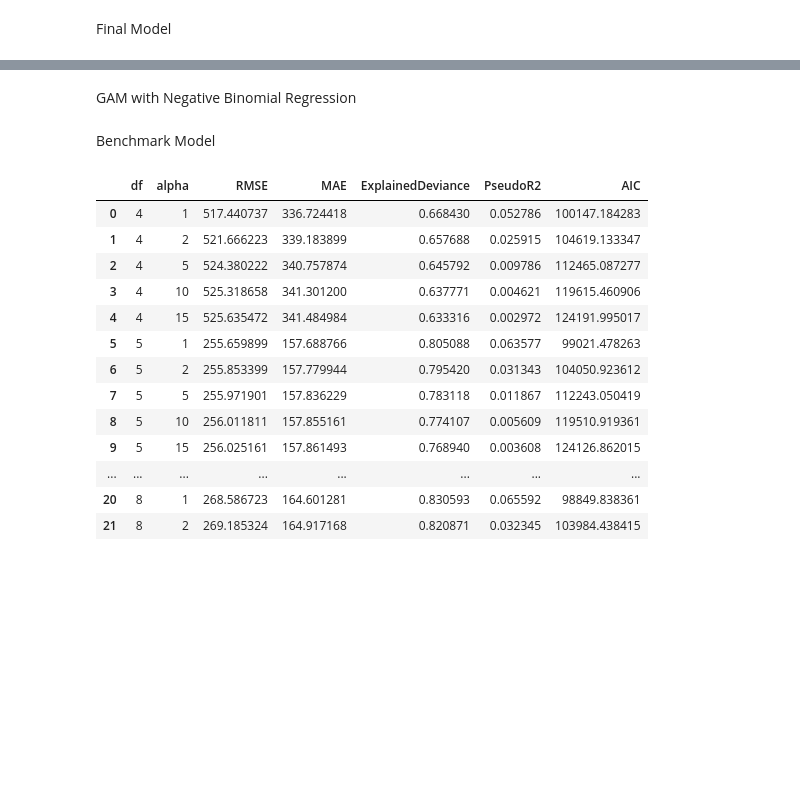
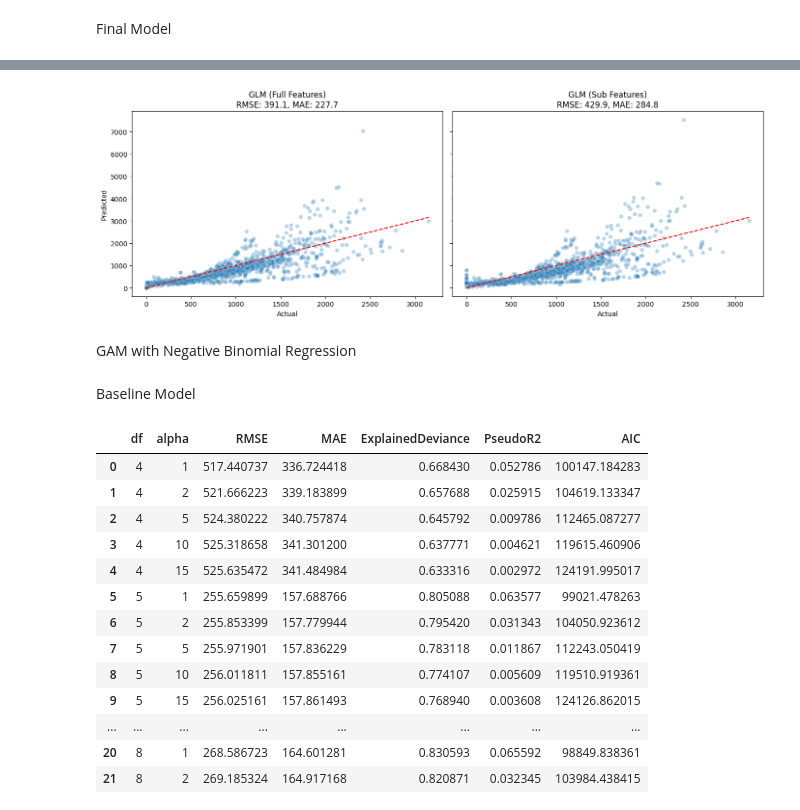
Before and after one commit to shiqizhang06/Bike-Sharing-Demand-Project, a Jupyter notebook: RQ3.ipynb, the cells around one changed output, grey strips where cells are left out. Cells and saved outputs as stored; diff of their text form; code cells hidden in the pictures; blank space fills up the shorter version.

```diff
--- a/RQ3.ipynb
+++ b/RQ3.ipynb
@@ -296,10 +310,40 @@ Generalized Linear Model Regression Results
 | Q('rainfallmm') | -0.0867 | 0.011 | -8.077 | 0.000 | -0.108 | -0.066 |
 | Q('snowfall_cm') | -0.1346 | 0.031 | -4.323 | 0.000 | -0.196 | -0.074 |
 | hour | 0.0097 | 0.002 | 4.817 | 0.000 | 0.006 | 0.014 |
+# %%
+import matplotlib.pyplot as plt
+import seaborn as sns
+
+# Prepare data for plotting
+comparison_df = pd.DataFrame({
+    'Actual': test['rented_bike_count'],
+    'GLM_Full': glm_pred_full,
+    'GLM_Sub': glm_pred_sub
+}).reset_index(drop=True)
+
+# Plot
+fig, axes = plt.subplots(1, 2, figsize=(14, 5), sharey=True)
+
+sns.scatterplot(x='Actual', y='GLM_Full', data=comparison_df, ax=axes[0], alpha=0.3)
+axes[0].plot([0, comparison_df['Actual'].max()], [0, comparison_df['Actual'].max()], ls="--", c="red")
+axes[0].set_title(f"GLM (Full Features)\nRMSE: {rmse_full:.1f}, MAE: {mae_full:.1f}")
+axes[0].set_xlabel("Actual")
+axes[0].set_ylabel("Predicted")
+
+sns.scatterplot(x='Actual', y='GLM_Sub', data=comparison_df, ax=axes[1], alpha=0.3)
+axes[1].plot([0, comparison_df['Actual'].max()], [0, comparison_df['Actual'].max()], ls="--", c="red")
+axes[1].set_title(f"GLM (Sub Features)\nRMSE: {rmse_sub:.1f}, MAE: {mae_sub:.1f}")
+axes[1].set_xlabel("Actual")
+axes[1].set_ylabel("Predicted")
+
+plt.tight_layout()
+plt.show()
+# %% [output]
+[figure, added]
 # %% [markdown]
 GAM with Negative Binomial Regression
 # %% [markdown]
-Benchmark Model
+Baseline Model
 # %%
 import pandas as pd
 import numpy as np
```
Also changed, not shown: parts of 10 cells of this notebook.
